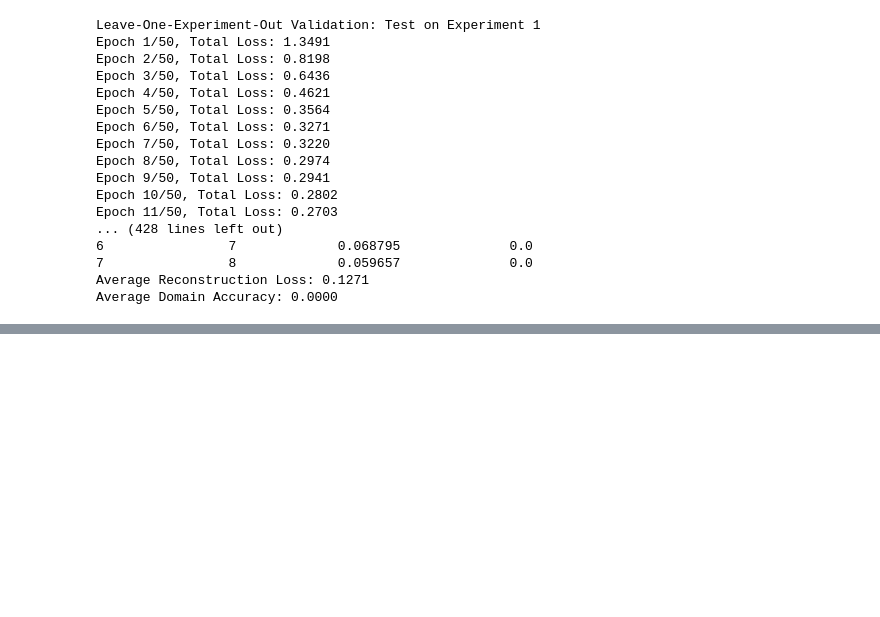
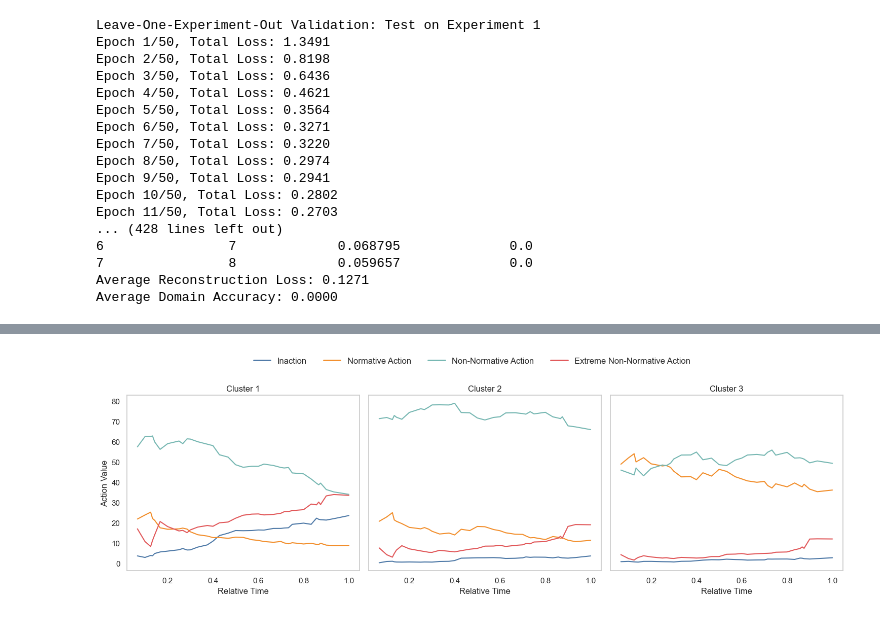
Before and after one commit to ardaergin/RadLab, a Jupyter notebook: clustering/LSTM_autoencoder.ipynb, the cells around one changed output, grey strips where cells are left out. Cells and saved outputs as stored; diff of their text form; code cells hidden in the pictures; blank space fills up the shorter version.

```diff
--- a/clustering/LSTM_autoencoder.ipynb
+++ b/clustering/LSTM_autoencoder.ipynb
@@ -571,7 +571,7 @@ from torch.nn import functional as F
 # Step 1: Load & Prepare Data
 ##############################
 
-df = pd.read_csv("../data/data_ilr_transformed/combined_data.csv")
+df = pd.read_csv("../data/data_ilr_transformed/combined_data__resid_with_time.csv")
 print(f"Combined dataset shape: {df.shape}")
 
 # Assume there's an 'Experiment' column indicating the experiment number each participant belongs to
@@ -643,6 +643,8 @@ feature_columns = [
     'ilr1_std', 'ilr2_std', 'ilr3_std',
     'ilr1_min', 'ilr2_min', 'ilr3_min',
     'ilr1_max', 'ilr2_max', 'ilr3_max',
+
+    'ilr1_residual', 'ilr2_residual', 'ilr3_residual',
 
     'ilr1_moving_avg_fourier_1', 'ilr2_moving_avg_fourier_1', 'ilr3_moving_avg_fourier_1',
     'ilr1_moving_avg_fourier_2', 'ilr2_moving_avg_fourier_2', 'ilr3_moving_avg_fourier_2',
@@ -827,6 +829,7 @@ model = DA_LSTMAutoencoder(
     num_classes=num_classes,
     alpha=1.0
 )
+device = torch.device("cuda" if torch.cuda.is_available() else "cpu")
 model.to(device)
 
 ##############################
@@ -869,7 +872,7 @@ def train_da_autoencoder(model, dataloader, epochs=100, lr=1e-3, device='cpu', l
 trained_model = train_da_autoencoder(
     model,
     dataloader,
-    epochs=200,
+    epochs=50,
     lr=0.001,
     device=device,
     lambda_domain=0.1
@@ -1135,0 +1514,2 @@ plt.show()
+# %%
+df['cluster'] = df['cluster'] - 1
@@ -1135,0 +1518,66 @@ plt.show()
+# %%
+import matplotlib.pyplot as plt
+import seaborn as sns
+from matplotlib import rcParams
+rcParams['font.family'] = 'Times New Roman'
+
+# Set Seaborn style
+sns.set(style="whitegrid")
+
+# Parameters
+n_clusters = 3
+alpha = 0.1  # Smoothing factor for EMA
+savgol_window = 3  # Window length for Savitzky-Golay filter
+savgol_polyorder = 1  # Polynomial order for Savitzky-Golay filter
+
+# Set up a grid for side-by-side plots
+fig, axes = plt.subplots(1, n_clusters, figsize=(15, 5), sharey=True)
+
+# Define colors for the action options
+colors = {
+    "ina": "#4E79A7",  # Muted Blue
+    "na": "#F28E2B",  # Soft Orange
+    "nna": "#76B7B2",  # Teal
+    "enna": "#E15759",  # Soft Red
+}
+
+# Loop through clusters
+for cluster, ax in enumerate(axes):
+    cluster_data = df[df['cluster'] == cluster]
+    mean_relative = cluster_data.groupby('relative_time')[['ina', 'na', 'nna', 'enna']].mean()
+
+    # Apply Exponential Moving Average (EMA) smoothing
+    mean_smooth_ema = mean_relative.apply(lambda x: x.ewm(alpha=alpha).mean())
+
+    # Plot EMA smoothed series for each action option
+    for action, color in colors.items():
+        ax.plot(
+            mean_relative.index, mean_smooth_ema[action],
+            label=action, color=color, linestyle="-"
+        )
+
+    # Formatting for each subplot
+    ax.set_title(f"Cluster {cluster + 1}")
+    ax.set_xlabel("Relative Time")
+    if cluster == 0:  # Add Y-axis label only to the first plot
+        ax.set_ylabel("Action Value")
+    ax.grid(False)
+
+action_labels = {
+    "ina": "Inaction",
+    "na": "Normative Action",
+    "nna": "Non-Normative Action",
+    "enna": "Extreme Non-Normative Action",
+}
+
+fig.legend(
+    handles=[plt.Line2D([0], [0], color=color, linestyle="-", lw=2) for color in colors.values()],
+    labels=list(action_labels.values()),  # Use descriptive labels
+    loc="upper center", ncol=4, frameon=False, fontsize=12
+)
+
+# Adjust layout
+fig.tight_layout(rect=[0, 0, 1, 0.9])  # Leave space for the legend at the top
+plt.show()
+# %% [output]
+[figure, added]
```
Also changed, not shown: parts of 8 cells of this notebook, 3 other files.
